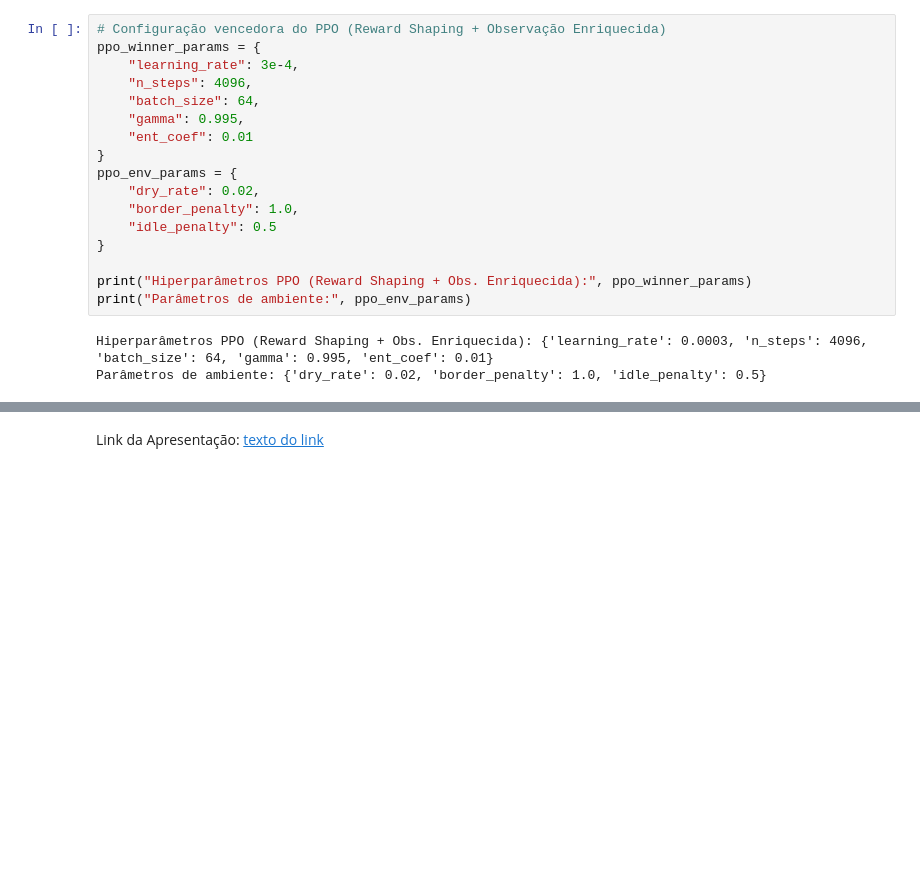
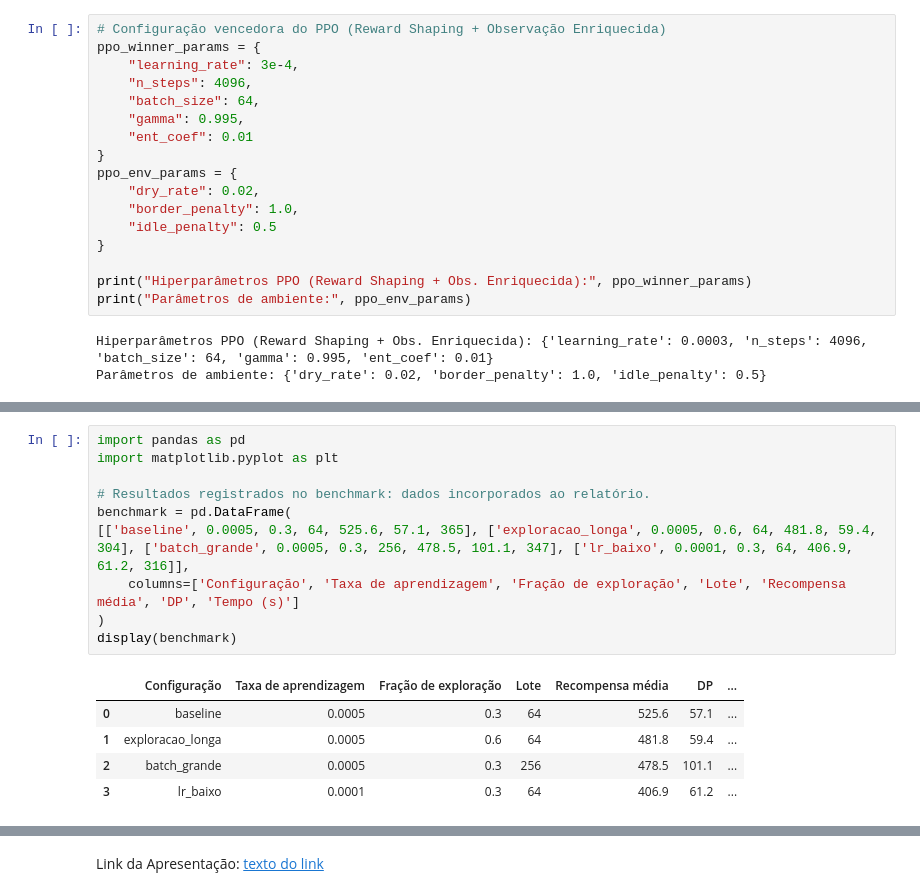
Before and after one commit to LucasToledo1/smart-crop-grid-rl, a Jupyter notebook: Relatorio_Projeto_Aplicado_Reinforcement_Learning.ipynb, the cells around one changed output, grey strips where cells are left out. Saved outputs shown, nothing was run; the diff lists cells and outputs as text; blank space fills up the shorter version.

```diff
--- a/Relatorio_Projeto_Aplicado_Reinforcement_Learning.ipynb
+++ b/Relatorio_Projeto_Aplicado_Reinforcement_Learning.ipynb
@@ -170,0 +528,16 @@ Após 500 mil passos com a configuração vencedora e a observação enriquecida
+# %%
+import pandas as pd
+import matplotlib.pyplot as plt
+
+# Resultados registrados no benchmark: dados incorporados ao relatório.
+benchmark = pd.DataFrame(
+[['baseline', 0.0005, 0.3, 64, 525.6, 57.1, 365], ['exploracao_longa', 0.0005, 0.6, 64, 481.8, 59.4, 304], ['batch_grande', 0.0005, 0.3, 256, 478.5, 101.1, 347], ['lr_baixo', 0.0001, 0.3, 64, 406.9, 61.2, 316]],
+    columns=['Configuração', 'Taxa de aprendizagem', 'Fração de exploração', 'Lote', 'Recompensa média', 'DP', 'Tempo (s)']
+)
+display(benchmark)
+# %% [output]
+|  | Configuração | Taxa de aprendizagem | Fração de exploração | Lote | Recompensa média | DP | ... |
+| 0 | baseline | 0.0005 | 0.3 | 64 | 525.6 | 57.1 | ... |
+| 1 | exploracao_longa | 0.0005 | 0.6 | 64 | 481.8 | 59.4 | ... |
+| 2 | batch_grande | 0.0005 | 0.3 | 256 | 478.5 | 101.1 | ... |
+| 3 | lr_baixo | 0.0001 | 0.3 | 64 | 406.9 | 61.2 | ... |
```
Also changed, not shown: parts of 22 cells of this notebook.
